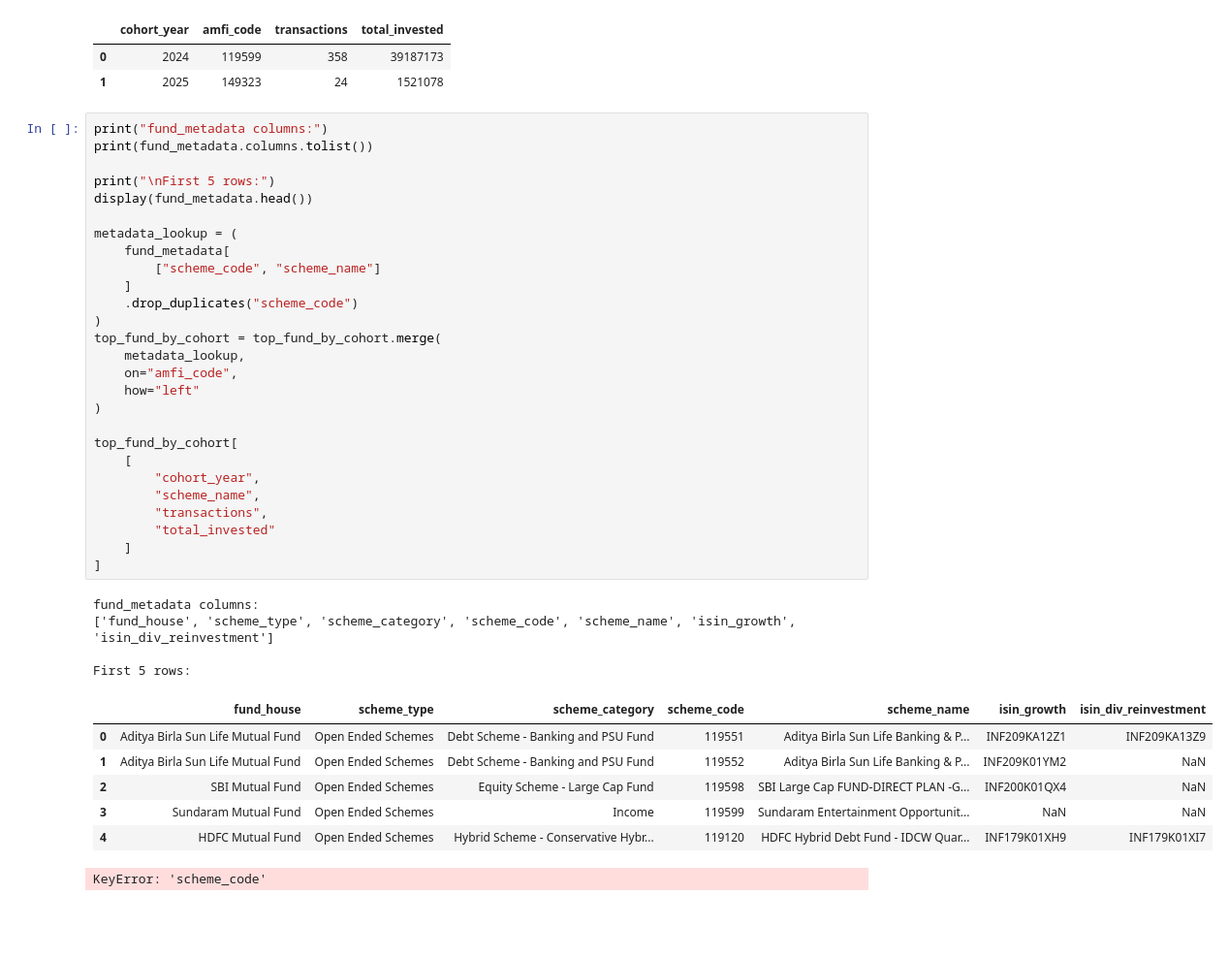
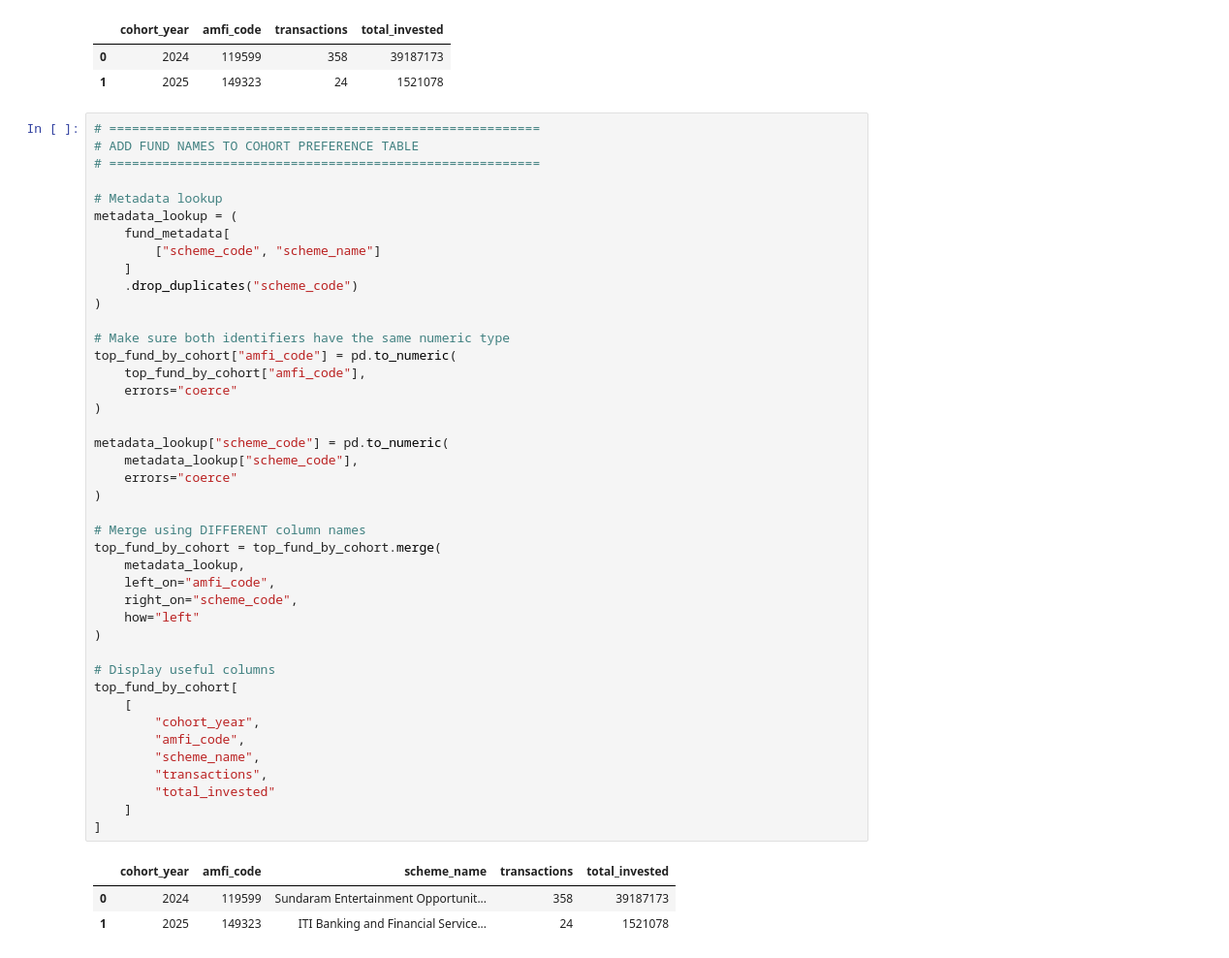
Before and after one commit to VANSHxGIT/CapstoneProject.Mutual_Fund_Analysis, a Jupyter notebook: notebooks/Advanced_Analytics.ipynb, the cells around one changed output. Shown at 97% size. Saved outputs shown, nothing was run; the diff lists cells and outputs as text; blank space fills up the shorter version.

```diff
--- a/notebooks/Advanced_Analytics.ipynb
+++ b/notebooks/Advanced_Analytics.ipynb
@@ -730,41 +730,48 @@ top_fund_by_cohort
 | 0 | 2024 | 119599 | 358 | 39187173 |
 | 1 | 2025 | 149323 | 24 | 1521078 |
 # %%
-print("fund_metadata columns:")
-print(fund_metadata.columns.tolist())
+# =========================================================
+# ADD FUND NAMES TO COHORT PREFERENCE TABLE
+# =========================================================
 
-print("\nFirst 5 rows:")
-display(fund_metadata.head())
-
+# Metadata lookup
 metadata_lookup = (
     fund_metadata[
         ["scheme_code", "scheme_name"]
     ]
     .drop_duplicates("scheme_code")
 )
+
+# Make sure both identifiers have the same numeric type
+top_fund_by_cohort["amfi_code"] = pd.to_numeric(
+    top_fund_by_cohort["amfi_code"],
+    errors="coerce"
+)
+
+metadata_lookup["scheme_code"] = pd.to_numeric(
+    metadata_lookup["scheme_code"],
+    errors="coerce"
+)
+
+# Merge using DIFFERENT column names
 top_fund_by_cohort = top_fund_by_cohort.merge(
     metadata_lookup,
-    on="amfi_code",
+    left_on="amfi_code",
+    right_on="scheme_code",
     how="left"
 )
 
+# Display useful columns
 top_fund_by_cohort[
     [
         "cohort_year",
+        "amfi_code",
         "scheme_name",
         "transactions",
         "total_invested"
     ]
 ]
 # %% [output]
-fund_metadata columns:
-['fund_house', 'scheme_type', 'scheme_category', 'scheme_code', 'scheme_name', 'isin_growth', 'isin_div_reinvestment']
-
-First 5 rows:
-|  | fund_house | scheme_type | scheme_category | scheme_code | scheme_name | isin_growth | isin_div_reinvestment |
-| 0 | Aditya Birla Sun Life Mutual Fund | Open Ended Schemes | Debt Scheme - Banking and PSU Fund | 119551 | Aditya Birla Sun Life Banking & P... | INF209KA12Z1 | INF209KA13Z9 |
-| 1 | Aditya Birla Sun Life Mutual Fund | Open Ended Schemes | Debt Scheme - Banking and PSU Fund | 119552 | Aditya Birla Sun Life Banking & P... | INF209K01YM2 | NaN |
-| 2 | SBI Mutual Fund | Open Ended Schemes | Equity Scheme - Large Cap Fund | 119598 | SBI Large Cap FUND-DIRECT PLAN -G... | INF200K01QX4 | NaN |
-| 3 | Sundaram Mutual Fund | Open Ended Schemes | Income | 119599 | Sundaram Entertainment Opportunit... | NaN | NaN |
-| 4 | HDFC Mutual Fund | Open Ended Schemes | Hybrid Scheme - Conservative Hybr... | 119120 | HDFC Hybrid Debt Fund - IDCW Quar... | INF179K01XH9 | INF179K01XI7 |
+|  | cohort_year | amfi_code | scheme_name | transactions | total_invested |
+| 0 | 2024 | 119599 | Sundaram Entertainment Opportunit... | 358 | 39187173 |
+| 1 | 2025 | 149323 | ITI Banking and Financial Service... | 24 | 1521078 |
-KeyError: 'scheme_code'
```
